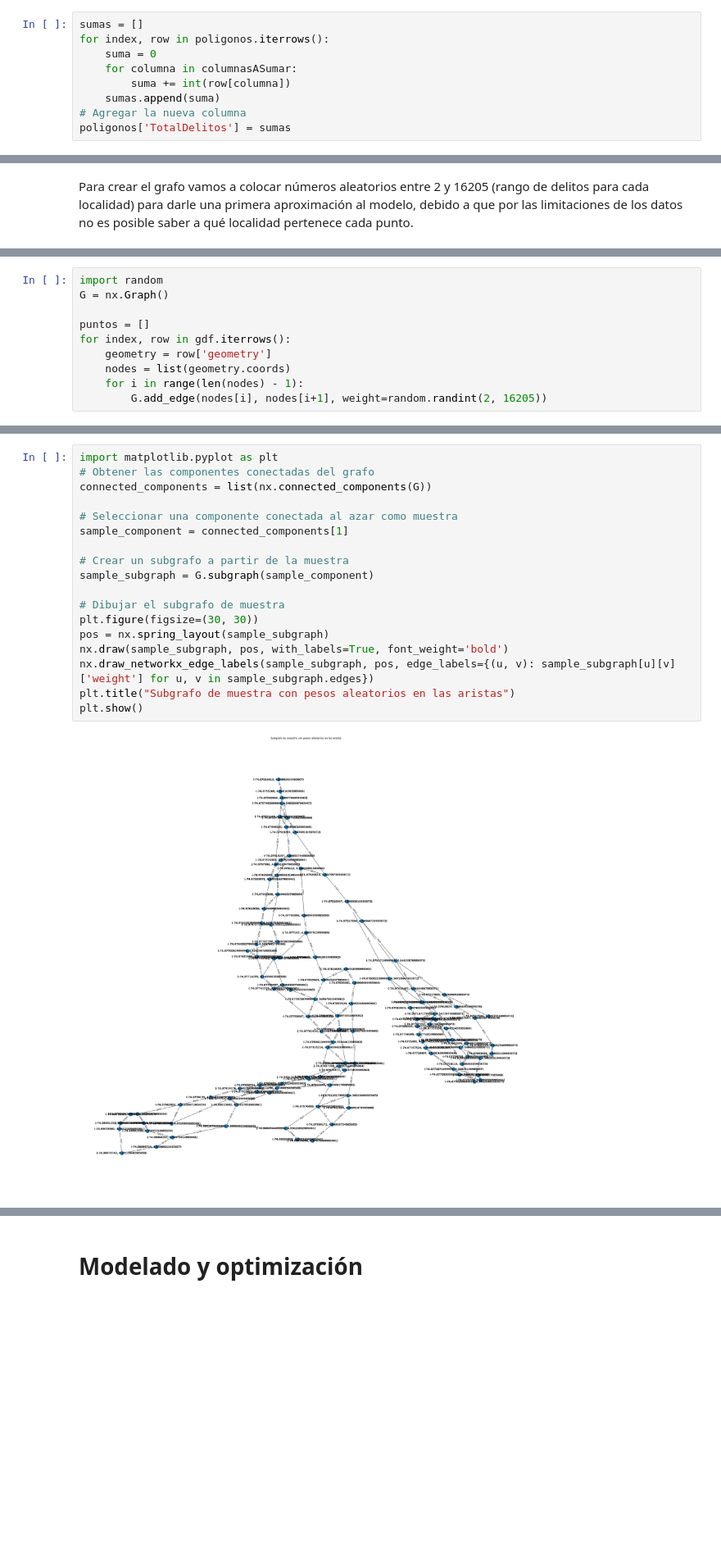
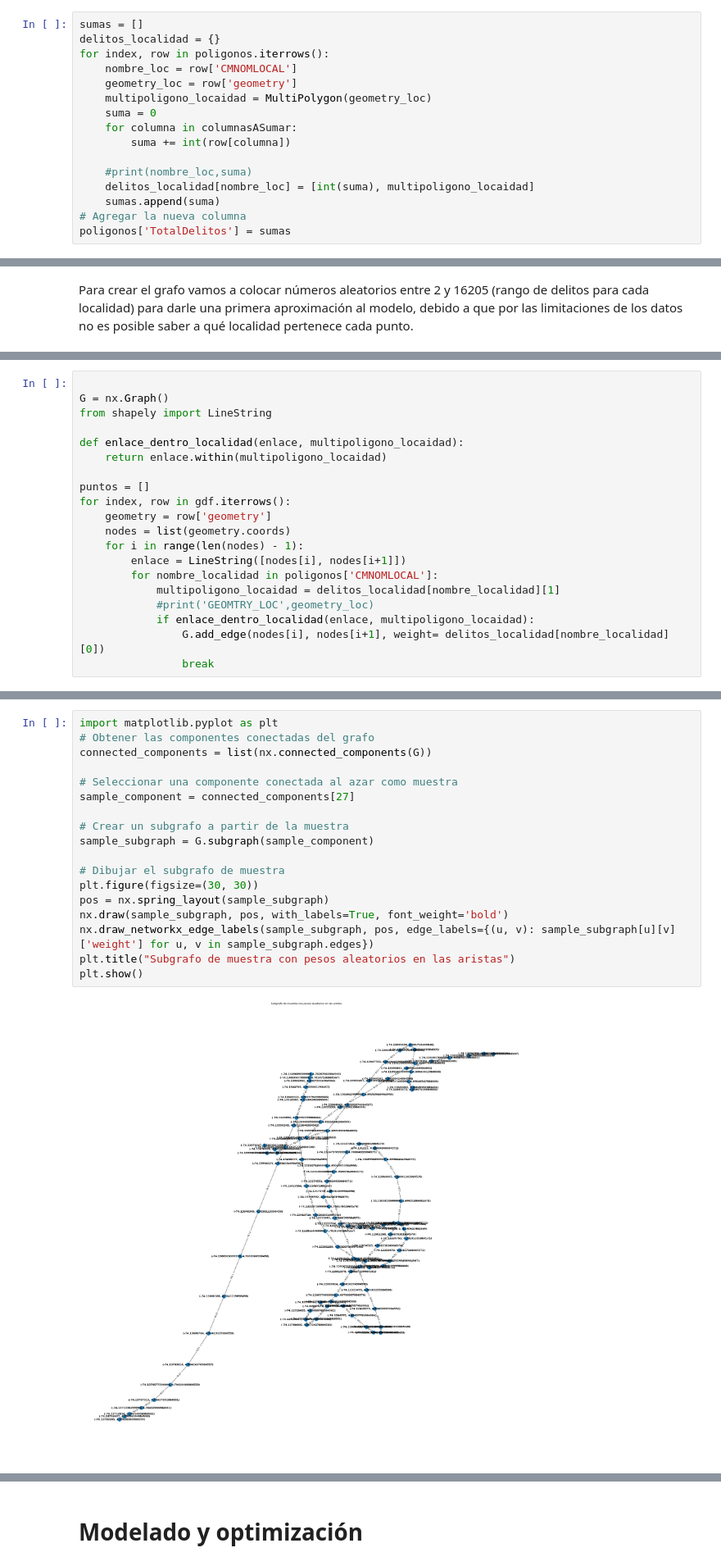
Before and after one commit to CarlosMunoz0/Proyecto-Fase-3-MOS, a Jupyter notebook: Notebook.ipynb, the cells around one changed output, grey strips where cells are left out. Shown at 82% size. Drawn from its saved outputs; the diff is of its cells as text; blank space fills up the shorter version.

```diff
--- a/Notebook.ipynb
+++ b/Notebook.ipynb
@@ -79,9 +96,16 @@ columnasASumar = ['CMHCE20CON','CMHB21CONT','CMHP20CONT']
 # %%
 sumas = []
+delitos_localidad = {}
 for index, row in poligonos.iterrows():
+    nombre_loc = row['CMNOMLOCAL']
+    geometry_loc = row['geometry']
+    multipoligono_locaidad = MultiPolygon(geometry_loc)
     suma = 0
     for columna in columnasASumar:
         suma += int(row[columna])
+
+    #print(nombre_loc,suma)
+    delitos_localidad[nombre_loc] = [int(suma), multipoligono_locaidad]
     sumas.append(suma)
 # Agregar la nueva columna
 poligonos['TotalDelitos'] = sumas
@@ -115,13 +141,23 @@ Para crear el grafo vamos a colocar números aleatorios entre 2 y 16205 (rango d
 # %%
-import random
+
 G = nx.Graph()
+from shapely import LineString
+
+def enlace_dentro_localidad(enlace, multipoligono_locaidad):
+    return enlace.within(multipoligono_locaidad)
 
 puntos = []
 for index, row in gdf.iterrows():
     geometry = row['geometry']
     nodes = list(geometry.coords)
     for i in range(len(nodes) - 1):
-        G.add_edge(nodes[i], nodes[i+1], weight=random.randint(2, 16205))
+        enlace = LineString([nodes[i], nodes[i+1]])
+        for nombre_localidad in poligonos['CMNOMLOCAL']:
+            multipoligono_locaidad = delitos_localidad[nombre_localidad][1]
+            #print('GEOMTRY_LOC',geometry_loc)
+            if enlace_dentro_localidad(enlace, multipoligono_locaidad):
+                G.add_edge(nodes[i], nodes[i+1], weight= delitos_localidad[nombre_localidad][0])
+                break
 # %%
 # Tamaño del grafo (número de nodos)
 size = len(G)
@@ -136,23 +202,23 @@ Número de aristas: 273397
 # %%
 import matplotlib.pyplot as plt
 # Obtener las componentes conectadas del grafo
 connected_components = list(nx.connected_components(G))
 
 # Seleccionar una componente conectada al azar como muestra
-sample_component = connected_components[1]
+sample_component = connected_components[27]
 
 # Crear un subgrafo a partir de la muestra
 sample_subgraph = G.subgraph(sample_component)
 
 # Dibujar el subgrafo de muestra
 plt.figure(figsize=(30, 30))
 pos = nx.spring_layout(sample_subgraph)
 nx.draw(sample_subgraph, pos, with_labels=True, font_weight='bold')
 nx.draw_networkx_edge_labels(sample_subgraph, pos, edge_labels={(u, v): sample_subgraph[u][v]['weight'] for u, v in sample_subgraph.edges})
 plt.title("Subgrafo de muestra con pesos aleatorios en las aristas")
 plt.show()
 # %% [output]
-[figure, old version]
+[figure, new version]
 # %%
 # Tamaño del grafo (número de nodos)
 size = len(sample_subgraph)
```
Also changed, not shown: parts of 12 cells of this notebook.
